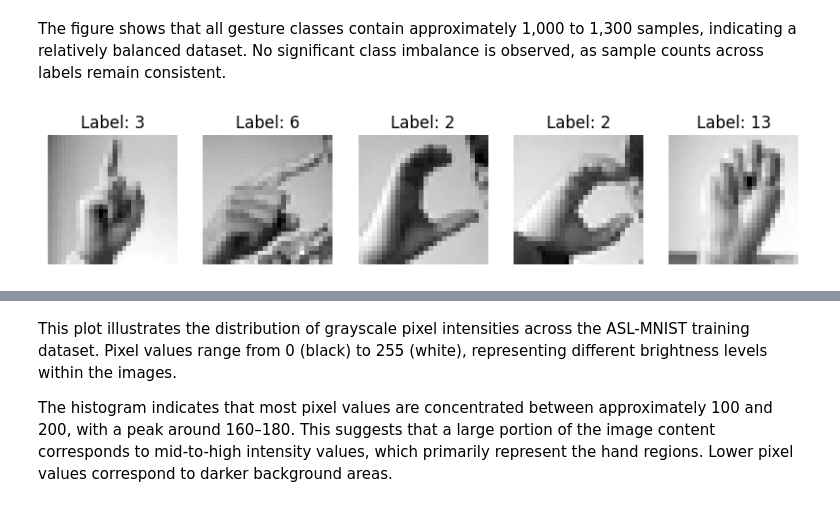
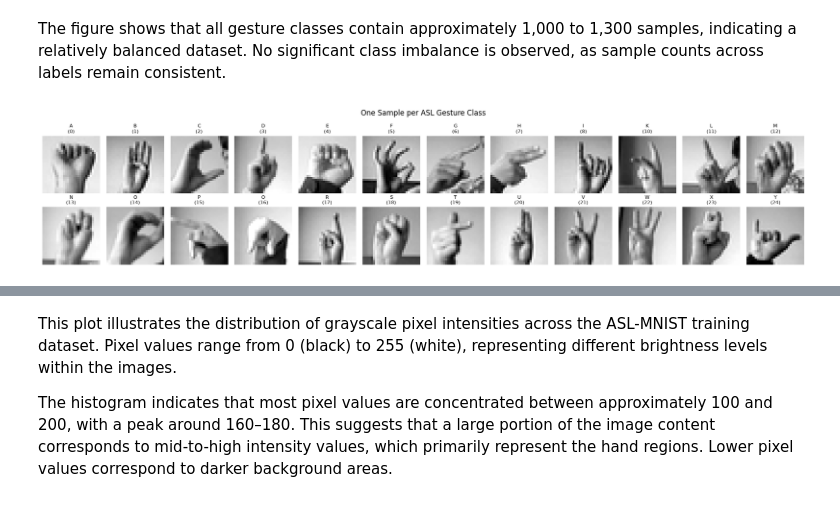
Before and after one commit to RavikrishnanVithushan/Research-Project, a Jupyter notebook: Sign_Language_CNN.ipynb, the cells around one changed output, grey strips where cells are left out. Saved outputs shown, nothing was run; the diff lists cells and outputs as text; code cells hidden in the pictures.

```diff
--- a/Sign_Language_CNN.ipynb
+++ b/Sign_Language_CNN.ipynb
@@ -105,23 +114,24 @@ Name: count, dtype: int64
 The figure shows that all gesture classes contain approximately 1,000 to 1,300 samples, indicating a relatively balanced dataset. No significant class imbalance is observed, as sample counts across labels remain consistent.
 # %%
 # -----------------------------
-# 4. Sample Image Visualization
+# 3.3 Sample Image Visualisation
 # -----------------------------
-def show_sample_images(data, labels, samples=5):
-    plt.figure(figsize=(10, 2))
-    for i in range(samples):
-        img = data.iloc[i].values.reshape(28, 28)
-        plt.subplot(1, samples, i + 1)
-        plt.imshow(img, cmap='gray')
-        plt.title(f"Label: {labels.iloc[i]}")
-        plt.axis('off')
-    plt.show()
+letters = list(string.ascii_uppercase)
+letters.remove('J')
+letters.remove('Z')
 
-X_train = train_df.drop('label', axis=1)
-y_train = train_df['label']
-
-show_sample_images(X_train, y_train)
+fig, axes = plt.subplots(2, 12, figsize=(18, 4))
+axes = axes.flatten()
+for idx, label_val in enumerate(sorted(train_df['label'].unique())):
+    sample = train_df[train_df['label'] == label_val].iloc[0]
+    img = sample.drop('label').values.reshape(28, 28)
+    axes[idx].imshow(img, cmap='gray')
+    axes[idx].set_title(f'{letters[idx]}\n({label_val})', fontsize=8)
+    axes[idx].axis('off')
+plt.suptitle('One Sample per ASL Gesture Class', fontsize=12)
+plt.tight_layout()
+plt.show()
 # %% [output]
-[figure, old version]
+[figure, new version]
 # %%
 # -----------------------------
```
Also changed, not shown: parts of 38 cells of this notebook.
